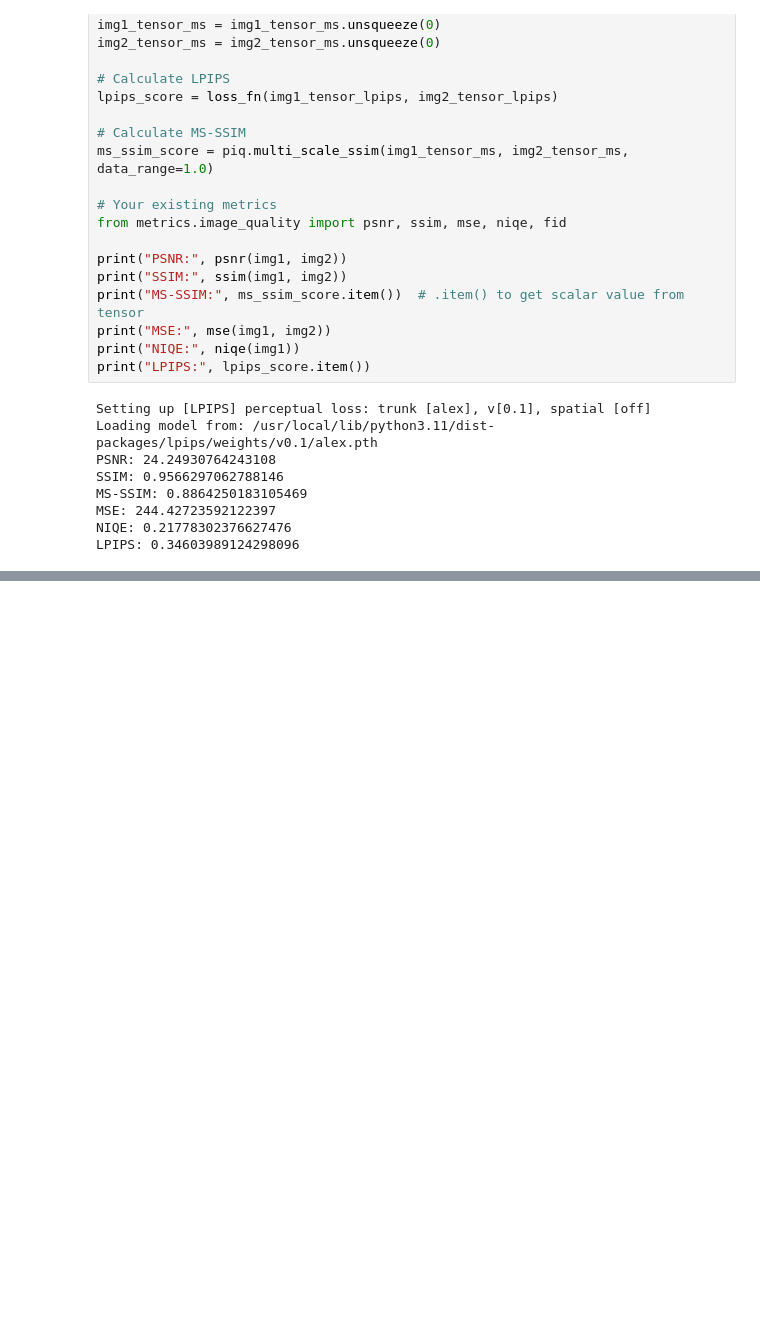
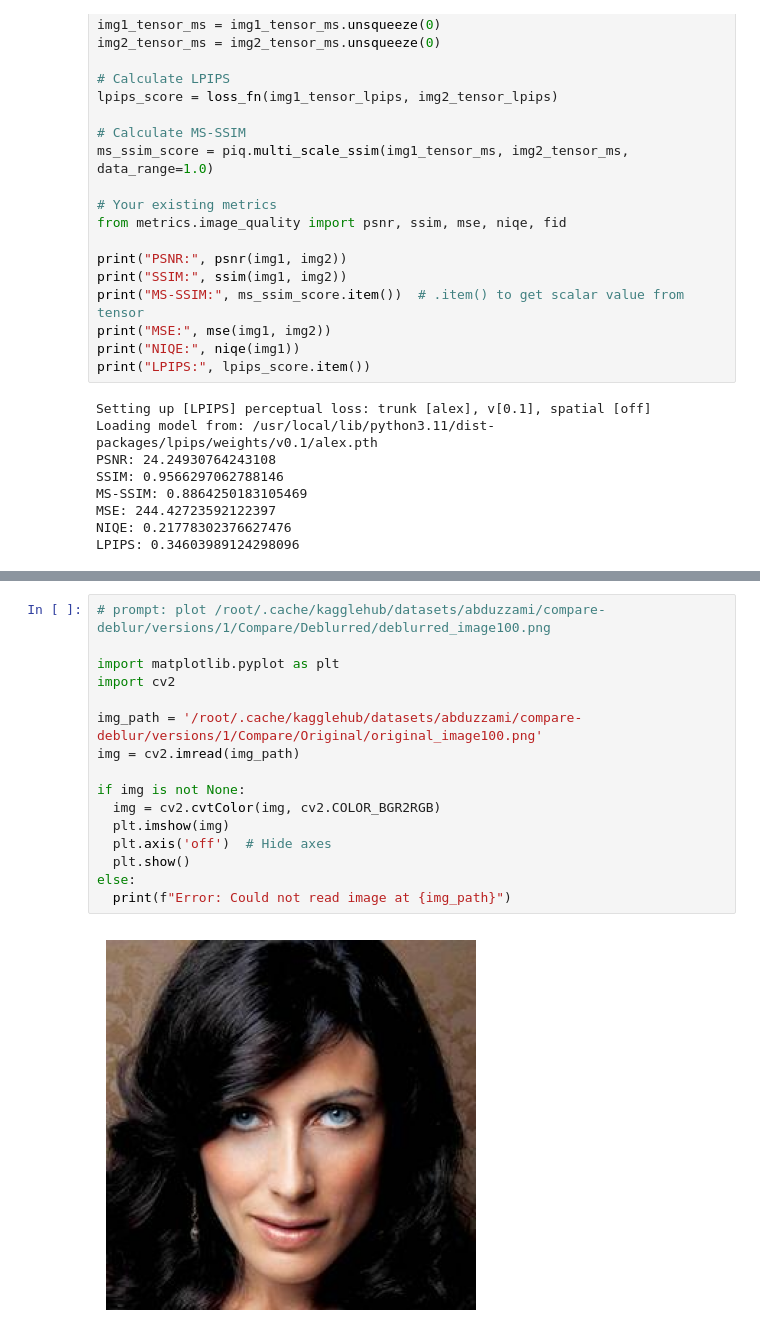
Before and after one commit to AbduzZami/ColabNotebooks, a Jupyter notebook: Deblur_Compare.ipynb, the cells around one changed output, grey strips where cells are left out. Drawn from its saved outputs; the diff is of its cells as text; blank space fills up the shorter version.

```diff
--- a/Deblur_Compare.ipynb
+++ b/Deblur_Compare.ipynb
@@ -510,0 +1012,18 @@ LPIPS: 0.34603989124298096
+# %%
+# prompt: plot /root/.cache/kagglehub/datasets/abduzzami/compare-deblur/versions/1/Compare/Deblurred/deblurred_image100.png
+
+import matplotlib.pyplot as plt
+import cv2
+
+img_path = '/root/.cache/kagglehub/datasets/abduzzami/compare-deblur/versions/1/Compare/Original/original_image100.png'
+img = cv2.imread(img_path)
+
+if img is not None:
+  img = cv2.cvtColor(img, cv2.COLOR_BGR2RGB)
+  plt.imshow(img)
+  plt.axis('off')  # Hide axes
+  plt.show()
+else:
+  print(f"Error: Could not read image at {img_path}")
+# %% [output]
+[figure, added]
```
Also changed, not shown: parts of 10 cells of this notebook.
